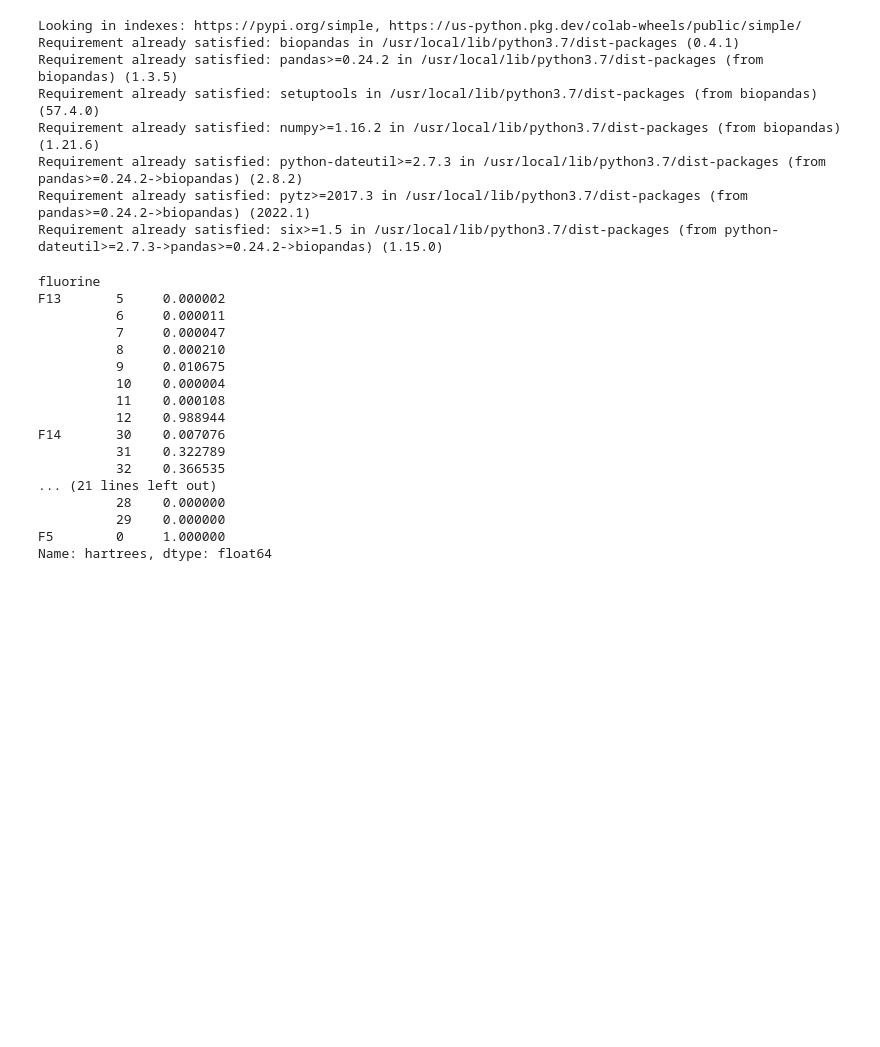
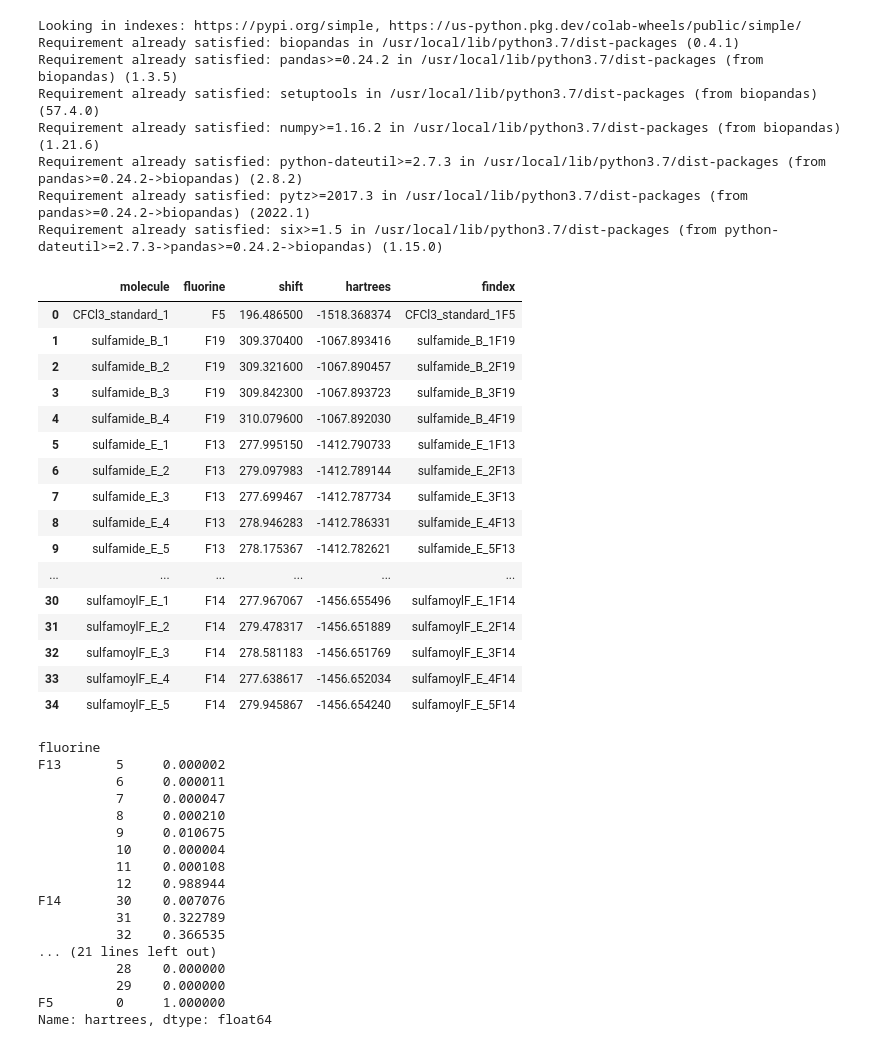
Before and after one commit to xh313/compchem, a Jupyter notebook: ChemOnPythonExplorations.ipynb, the cells around one changed output. Drawn from its saved outputs; the diff is of its cells as text; code cells hidden in the pictures; blank space fills up the shorter version.

```diff
--- a/ChemOnPythonExplorations.ipynb
+++ b/ChemOnPythonExplorations.ipynb
@@ -1233,8 +1233,28 @@ def weighted_average(df, values, weights):
 
 df['findex'] = df.molecule + df.fluorine
 
-hartrees = df.set_index('fluorine').hartrees.reset_index()
-partition = df.groupby('fluorine').apply(get_weight)
+#hartrees = df.set_index('fluorine').hartrees.reset_index()
+#partition = df.groupby('fluorine').apply(get_weight)
+# %%
+df
+# %% [output]
+|  | molecule | fluorine | shift | hartrees | findex |
+| 0 | CFCl3_standard_1 | F5 | 196.486500 | -1518.368374 | CFCl3_standard_1F5 |
+| 1 | sulfamide_B_1 | F19 | 309.370400 | -1067.893416 | sulfamide_B_1F19 |
+| 2 | sulfamide_B_2 | F19 | 309.321600 | -1067.890457 | sulfamide_B_2F19 |
+| 3 | sulfamide_B_3 | F19 | 309.842300 | -1067.893723 | sulfamide_B_3F19 |
+| 4 | sulfamide_B_4 | F19 | 310.079600 | -1067.892030 | sulfamide_B_4F19 |
+| 5 | sulfamide_E_1 | F13 | 277.995150 | -1412.790733 | sulfamide_E_1F13 |
+| 6 | sulfamide_E_2 | F13 | 279.097983 | -1412.789144 | sulfamide_E_2F13 |
+| 7 | sulfamide_E_3 | F13 | 277.699467 | -1412.787734 | sulfamide_E_3F13 |
+| 8 | sulfamide_E_4 | F13 | 278.946283 | -1412.786331 | sulfamide_E_4F13 |
+| 9 | sulfamide_E_5 | F13 | 278.175367 | -1412.782621 | sulfamide_E_5F13 |
+| ... | ... | ... | ... | ... | ... |
+| 30 | sulfamoylF_E_1 | F14 | 277.967067 | -1456.655496 | sulfamoylF_E_1F14 |
+| 31 | sulfamoylF_E_2 | F14 | 279.478317 | -1456.651889 | sulfamoylF_E_2F14 |
+| 32 | sulfamoylF_E_3 | F14 | 278.581183 | -1456.651769 | sulfamoylF_E_3F14 |
+| 33 | sulfamoylF_E_4 | F14 | 277.638617 | -1456.652034 | sulfamoylF_E_4F14 |
+| 34 | sulfamoylF_E_5 | F14 | 279.945867 | -1456.654240 | sulfamoylF_E_5F14 |
 # %%
 partition
 # %% [output]
```
Also changed, not shown: parts of 6 cells of this notebook.
